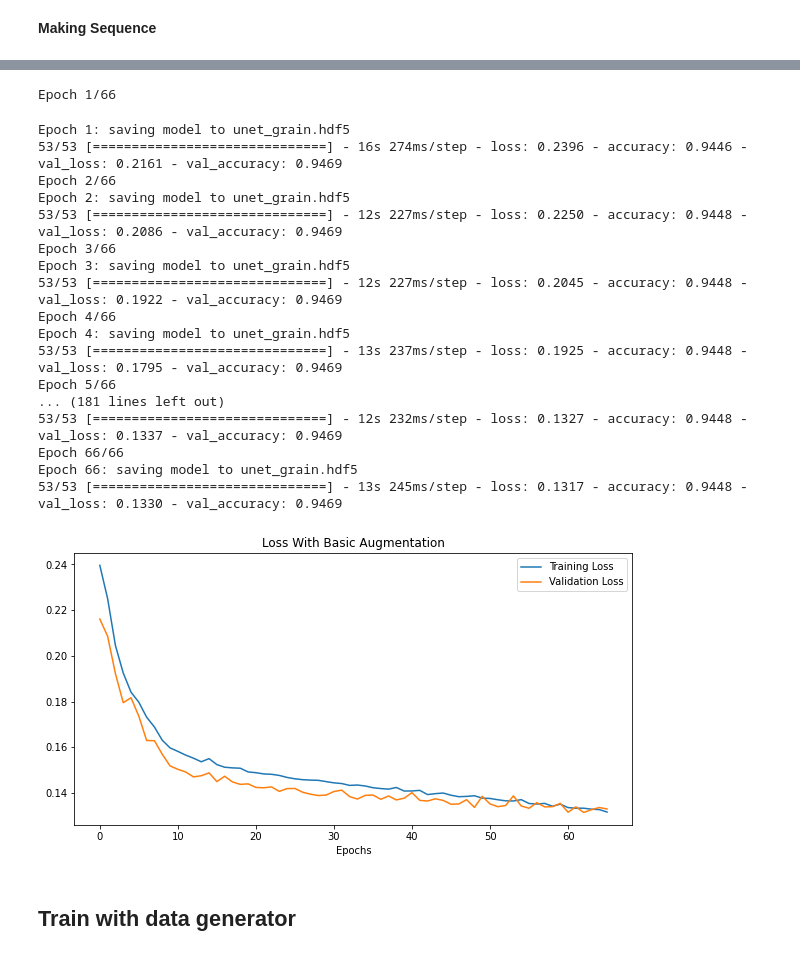
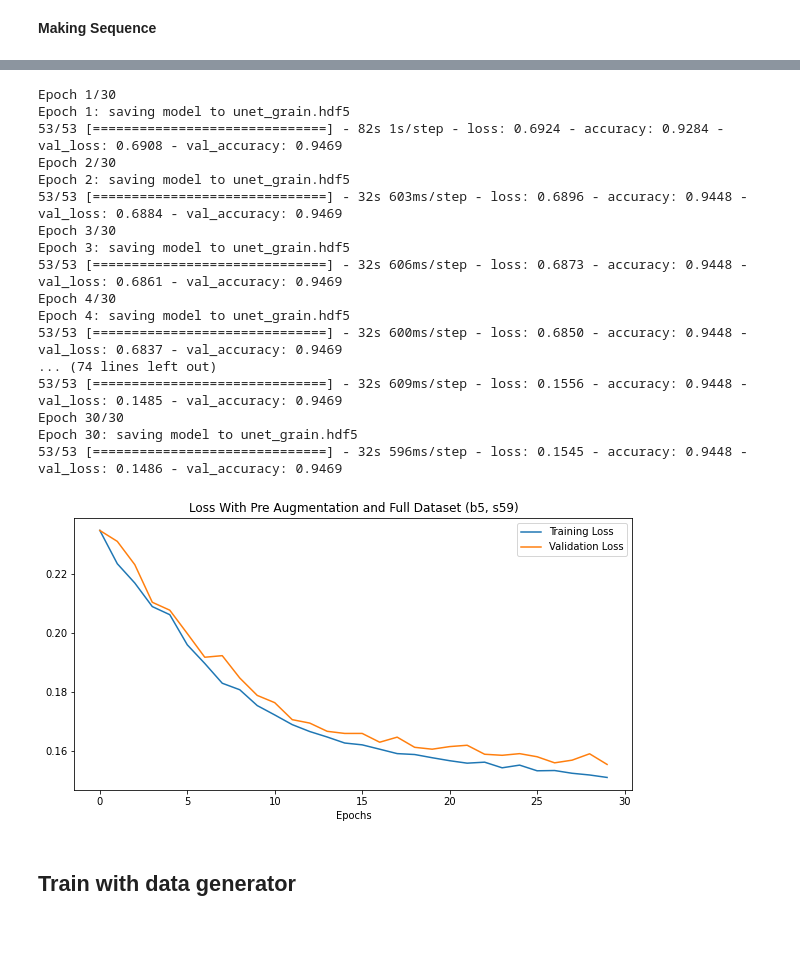
Before and after one commit to xkstein/Grain-U-Net, a Jupyter notebook: main.ipynb, the cells around one changed output, grey strips where cells are left out. Drawn from its saved outputs; the diff is of its cells as text; code cells hidden in the pictures.

```diff
--- a/main.ipynb
+++ b/main.ipynb
@@ -88,51 +136,49 @@ Validation set size: 30, 6 batches
 from src import unet
 from tensorflow import keras
 
-model = unet.unet(input_size = (256, 256, 1))
+model = unet.unet_test(input_size = (256, 256, 1))
 model_checkpoint = keras.callbacks.ModelCheckpoint('unet_grain.hdf5', monitor='loss', verbose=1, save_best_only=False)
 history = model.fit(
     train_gen,
     steps_per_epoch=len(train_gen),
-    epochs=66,
+    epochs=30,
     callbacks=[model_checkpoint],
-    validation_data=valid_gen,
-    workers=2
+    validation_data=valid_gen
 )
 # %% [output]
-Epoch 1/66
+Epoch 1/30
+Epoch 1: saving model to unet_grain.hdf5
+53/53 [==============================] - 82s 1s/step - loss: 0.6924 - accuracy: 0.9284 - val_loss: 0.6908 - val_accuracy: 0.9469
+Epoch 2/30
+Epoch 2: saving model to unet_grain.hdf5
+53/53 [==============================] - 32s 603ms/step - loss: 0.6896 - accuracy: 0.9448 - val_loss: 0.6884 - val_accuracy: 0.9469
+Epoch 3/30
+Epoch 3: saving model to unet_grain.hdf5
+53/53 [==============================] - 32s 606ms/step - loss: 0.6873 - accuracy: 0.9448 - val_loss: 0.6861 - val_accuracy: 0.9469
+Epoch 4/30
+Epoch 4: saving model to unet_grain.hdf5
+53/53 [==============================] - 32s 600ms/step - loss: 0.6850 - accuracy: 0.9448 - val_loss: 0.6837 - val_accuracy: 0.9469
+... (74 lines left out)
+53/53 [==============================] - 32s 609ms/step - loss: 0.1556 - accuracy: 0.9448 - val_loss: 0.1485 - val_accuracy: 0.9469
+Epoch 30/30
+Epoch 30: saving model to unet_grain.hdf5
+53/53 [==============================] - 32s 596ms/step - loss: 0.1545 - accuracy: 0.9448 - val_loss: 0.1486 - val_accuracy: 0.9469
-Epoch 1: saving model to unet_grain.hdf5
-53/53 [==============================] - 16s 274ms/step - loss: 0.2396 - accuracy: 0.9446 - val_loss: 0.2161 - val_accuracy: 0.9469
-Epoch 2/66
-Epoch 2: saving model to unet_grain.hdf5
-53/53 [==============================] - 12s 227ms/step - loss: 0.2250 - accuracy: 0.9448 - val_loss: 0.2086 - val_accuracy: 0.9469
-Epoch 3/66
-Epoch 3: saving model to unet_grain.hdf5
-53/53 [==============================] - 12s 227ms/step - loss: 0.2045 - accuracy: 0.9448 - val_loss: 0.1922 - val_accuracy: 0.9469
-Epoch 4/66
-Epoch 4: saving model to unet_grain.hdf5
-53/53 [==============================] - 13s 237ms/step - loss: 0.1925 - accuracy: 0.9448 - val_loss: 0.1795 - val_accuracy: 0.9469
-Epoch 5/66
-... (181 lines left out)
-53/53 [==============================] - 12s 232ms/step - loss: 0.1327 - accuracy: 0.9448 - val_loss: 0.1337 - val_accuracy: 0.9469
-Epoch 66/66
-Epoch 66: saving model to unet_grain.hdf5
-53/53 [==============================] - 13s 245ms/step - loss: 0.1317 - accuracy: 0.9448 - val_loss: 0.1330 - val_accuracy: 0.9469
 # %%
 import matplotlib.pyplot as plt
 
 train_loss = history.history['loss']
 valid_loss = history.history['val_loss']
 
 plt.figure(figsize=(10,5), facecolor='White')
 
-plt.title("Loss With Basic Augmentation")
+plt.title("Loss With Pre Augmentation and Full Dataset (b5, s59)")
 plt.xlabel("Epochs")
 plt.plot(train_loss, label='Training Loss')
 plt.plot(valid_loss, label='Validation Loss')
 plt.legend()
 plt.show()
 # %% [output]
-[figure, old version]
+[figure, new version]
 # %% [markdown]
 ## Train with data generator
 # %%
```
Also changed, not shown: parts of 3 cells of this notebook, 1 other file.
